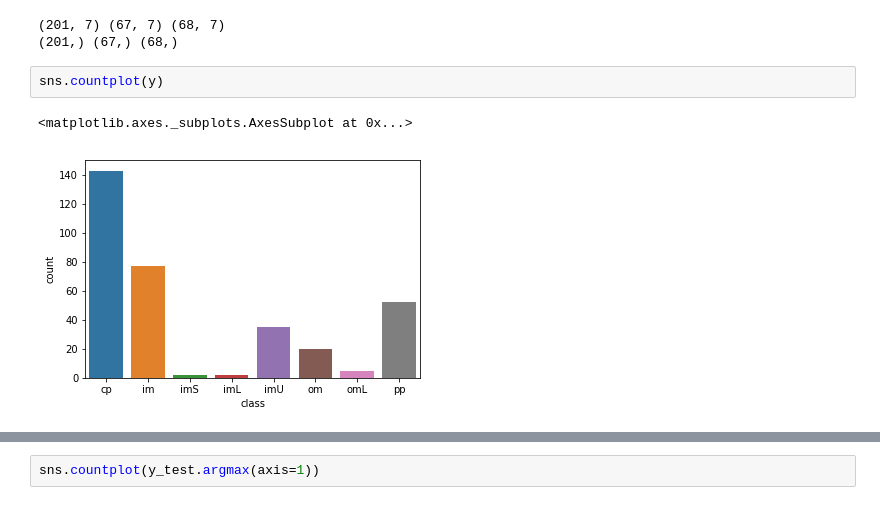
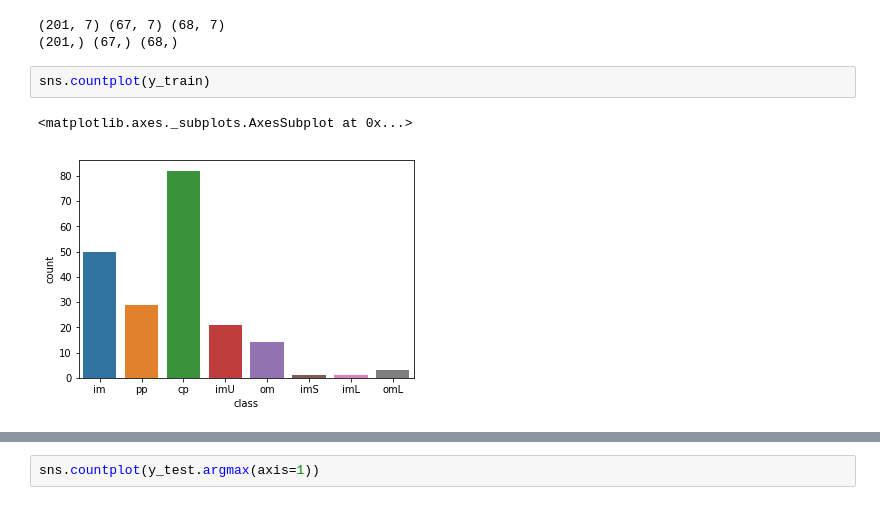
Before and after one commit to SimonMcDonnell/Dissertation, a Jupyter notebook: Ecoli/models.ipynb, the cells around one changed output, grey strips where cells are left out. Drawn from its saved outputs; the diff is of its cells as text.

```diff
--- a/Ecoli/models.ipynb
+++ b/Ecoli/models.ipynb
@@ -39,7 +39,7 @@ print(y_train.shape, y_val.shape, y_test.shape)
 (201, 7) (67, 7) (68, 7)
 (201,) (67,) (68,)
 # %%
-sns.countplot(y)
+sns.countplot(y_train)
 # %% [output]
 <matplotlib.axes._subplots.AxesSubplot at 0x...>
-[figure, old version]
+[figure, new version]
```
Also changed, not shown: parts of 14 cells of this notebook, 2 other files.
